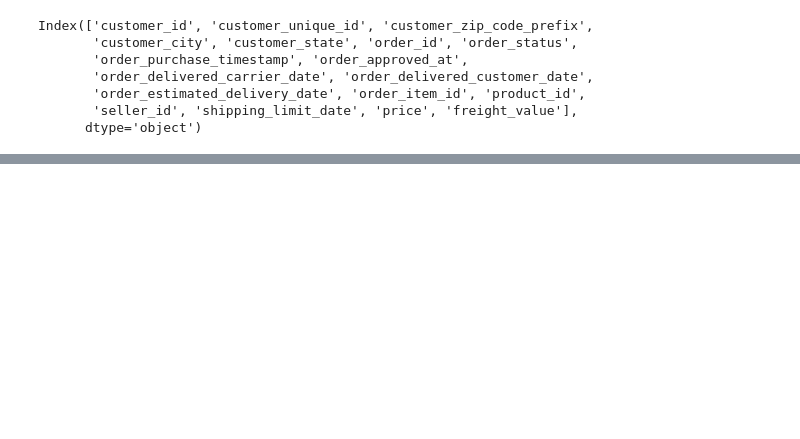
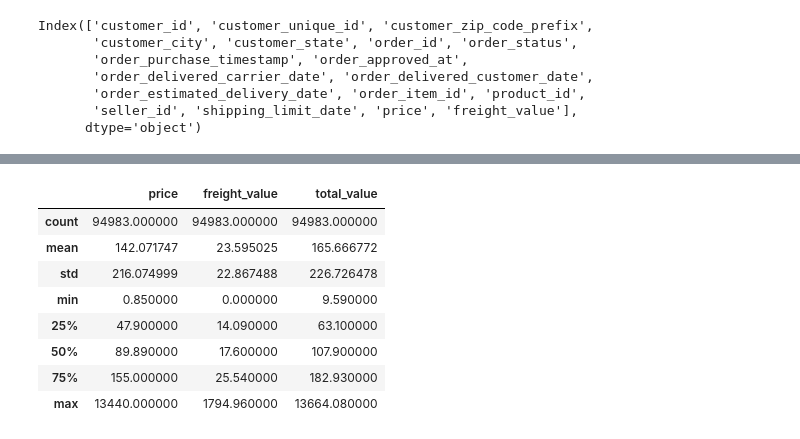
Before and after one commit to jessicannunes/Classificacao_clientes_marketplace_Olist, a Jupyter notebook: notebooks/processamento.ipynb, the cells around one changed output, grey strips where cells are left out. Saved outputs shown, nothing was run; the diff lists cells and outputs as text; code cells hidden in the pictures; blank space fills up the shorter version.

```diff
--- a/notebooks/processamento.ipynb
+++ b/notebooks/processamento.ipynb
@@ -61,0 +103,14 @@ Index(['customer_id', 'customer_unique_id', 'customer_zip_code_prefix',
+# %%
+values_by_customer['total_value'] = values_by_customer['price'] + values_by_customer['freight_value']
+# %%
+values_by_customer.describe()
+# %% [output]
+|  | price | freight_value | total_value |
+| count | 94983.000000 | 94983.000000 | 94983.000000 |
+| mean | 142.071747 | 23.595025 | 165.666772 |
+| std | 216.074999 | 22.867488 | 226.726478 |
+| min | 0.850000 | 0.000000 | 9.590000 |
+| 25% | 47.900000 | 14.090000 | 63.100000 |
+| 50% | 89.890000 | 17.600000 | 107.900000 |
+| 75% | 155.000000 | 25.540000 | 182.930000 |
+| max | 13440.000000 | 1794.960000 | 13664.080000 |
```
Also changed, not shown: parts of 17 cells of this notebook.
